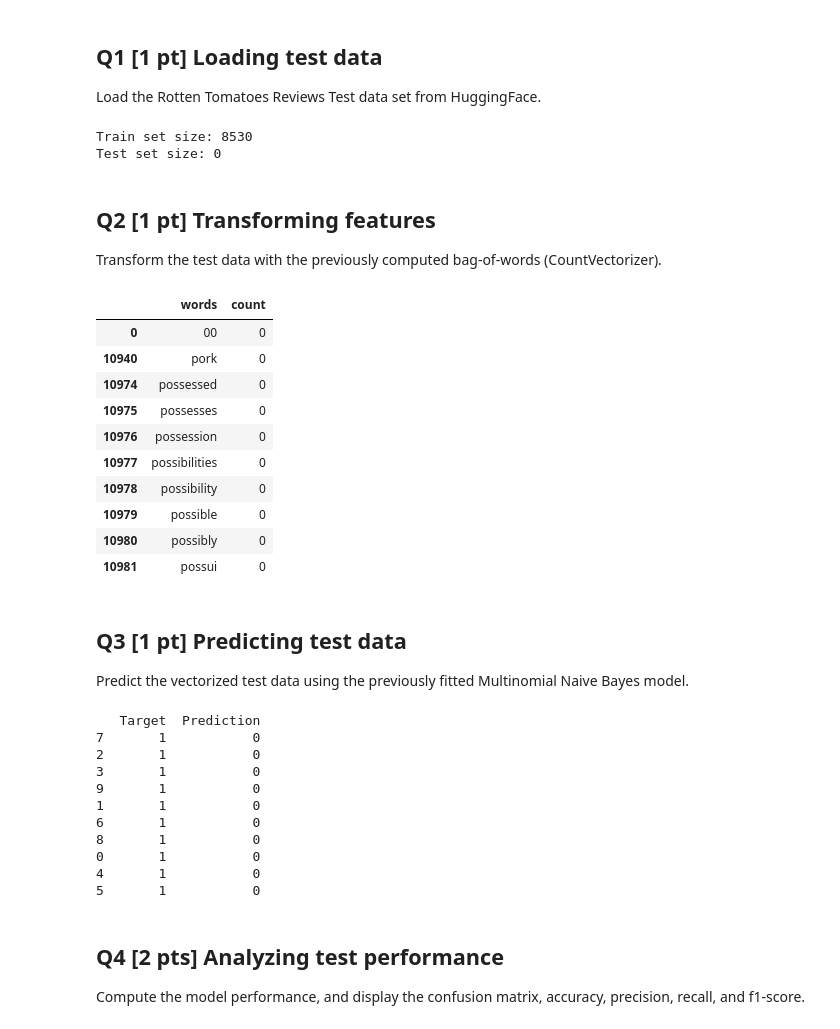
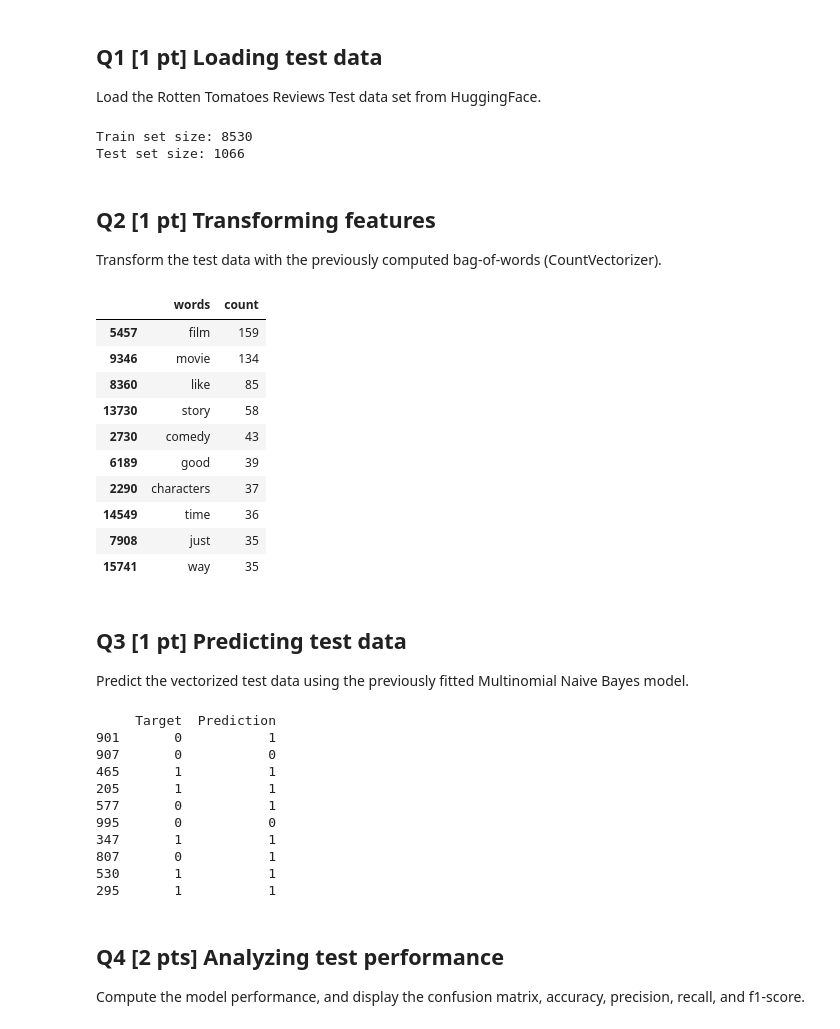
Before and after one commit to gabosantos/2324CS280UPD, a Jupyter notebook: CS_280_Lesson_1_Bayesian_Classifier.ipynb, the cells around one changed output. Cells and saved outputs as stored; diff of their text form; code cells hidden in the pictures.

```diff
--- a/CS_280_Lesson_1_Bayesian_Classifier.ipynb
+++ b/CS_280_Lesson_1_Bayesian_Classifier.ipynb
@@ -264,8 +260,8 @@ We will use <font color="#9980FA">`CountVectorizer`</font> for bag-of-words appr
 # %%
 from sklearn.feature_extraction.text import CountVectorizer
 
-vectorizer = CountVectorizer()
-# vectorizer = CountVectorizer(stop_words='english')  # remove stop words
+#vectorizer = CountVectorizer()
+vectorizer = CountVectorizer(stop_words='english')  # remove stop words
 X_train_vec = vectorizer.fit_transform(X_train)
 
 words = vectorizer.get_feature_names_out()
@@ -375,41 +371,53 @@ X_test, y_test = pd.DataFrame(columns=['text']), pd.DataFrame(columns=['label'])
 # TODO: INSERT CODE HERE
 # Assign the test features to X_test
 # and the test labels to y_test.
+
+dataset_test = load_dataset('rotten_tomatoes', split='test')
+
+df_test = pd.DataFrame({'text':dataset_test['text'], 'label':dataset_test['label']}, columns=['text', 'label'])
+
+X_test = df_test['text']  # features
+y_test = df_test['label'] # target (positive=1, negative=0)
+
 # --------------------------------------------
 
 print("Train set size:", len(X_train))
 print("Test set size:", len(X_test))
 # %% [output]
 Train set size: 8530
-Test set size: 0
+Test set size: 1066
 # %% [markdown]
 ## Q2 [1 pt] Transforming features
 Transform the test data with the previously computed bag-of-words (CountVectorizer).
 # %%
 words = vectorizer.get_feature_names_out()
 counts_test = counts.copy()
 counts_test[:] = 0
 
 # --------------------------------------------
 # TODO: INSERT CODE HERE
 # Store the test data word counts to
 # counts_test.
+
+X_test_vec = vectorizer.transform(X_test)
+counts_test = X_test_vec.toarray().sum(axis=0)
+
 # --------------------------------------------
 
 df_words_test = pd.DataFrame({'words':words, 'count':counts_test}, columns=['words', 'count'])
 df_words_test.sort_values(by=['count'], ascending=False).head(10)
 # %% [output]
 |  | words | count |
-| 0 | 00 | 0 |
-| 10940 | pork | 0 |
-| 10974 | possessed | 0 |
-| 10975 | possesses | 0 |
-| 10976 | possession | 0 |
-| 10977 | possibilities | 0 |
-| 10978 | possibility | 0 |
-| 10979 | possible | 0 |
-| 10980 | possibly | 0 |
-| 10981 | possui | 0 |
+| 5457 | film | 159 |
+| 9346 | movie | 134 |
+| 8360 | like | 85 |
+| 13730 | story | 58 |
+| 2730 | comedy | 43 |
+| 6189 | good | 39 |
+| 2290 | characters | 37 |
+| 14549 | time | 36 |
+| 7908 | just | 35 |
+| 15741 | way | 35 |
 # %% [markdown]
 ## Q3 [1 pt] Predicting test data
 Predict the vectorized test data using the previously fitted Multinomial Naive Bayes model.
@@ -423,22 +431,28 @@ y_pred, y_true = [0]*10, [1]*10
 #
 # y_pred should have the predicted values
 # y_true should have the target/actual labels
+
+model = MultinomialNB()
+model.fit(X_train_vec, y_train)
+y_pred = model.predict(X_test_vec)
+y_true = y_test
+
 # --------------------------------------------
 
 prediction_results = pd.DataFrame({'Target':y_true, 'Prediction':y_pred}, columns=['Target', 'Prediction'])
 print(prediction_results.sample(n=10, random_state=280))
 # %% [output]
-   Target  Prediction
-7       1           0
-2       1           0
-3       1           0
-9       1           0
-1       1           0
-6       1           0
-8       1           0
-0       1           0
-4       1           0
-5       1           0
+     Target  Prediction
+901       0           1
+907       0           0
+465       1           1
+205       1           1
+577       0           1
+995       0           0
+347       1           1
+807       0           1
+530       1           1
+295       1           1
 # %% [markdown]
 ## Q4 [2 pts] Analyzing test performance
 Compute the model performance, and display the confusion matrix, accuracy, precision, recall, and f1-score.
```
Also changed, not shown: parts of 5 cells of this notebook.
